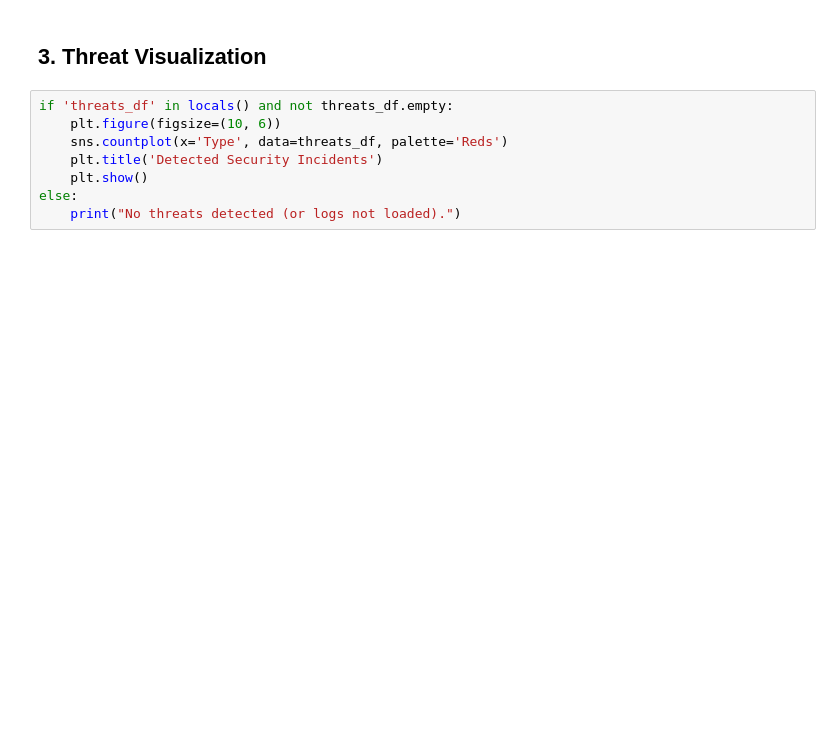
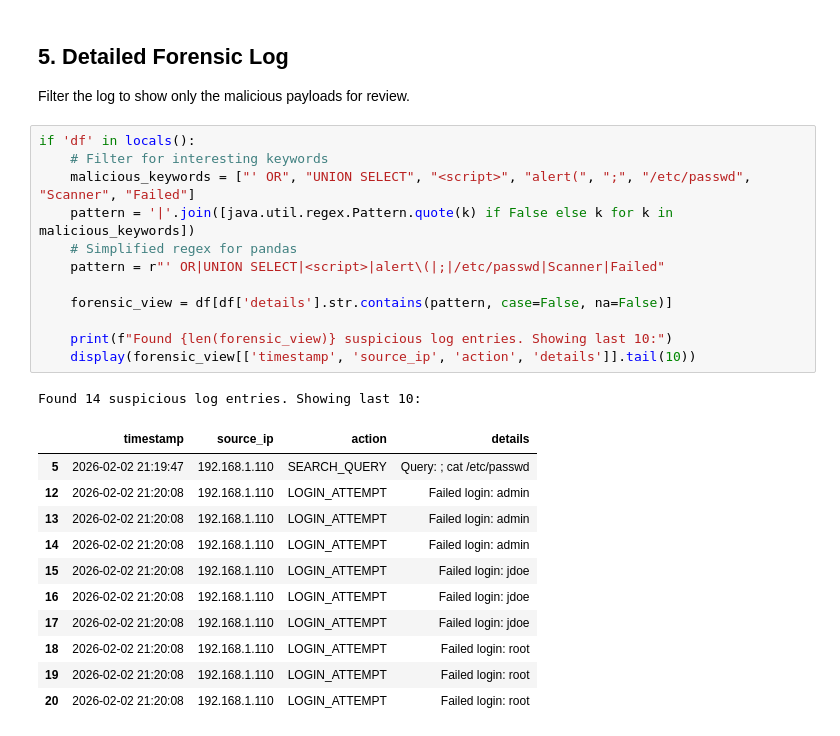
Before and after one commit to Salahod22/mini-SOC, a Jupyter notebook: notebooks/victim_analysis.ipynb, the cells around one changed output. Saved outputs shown, nothing was run; the diff lists cells and outputs as text; blank space fills up the shorter version.

```diff
--- a/notebooks/victim_analysis.ipynb
+++ b/notebooks/victim_analysis.ipynb
@@ -79,10 +153,28 @@ if 'df' in locals():
-# %% [markdown]
-## 3. Threat Visualization
-# %%
-if 'threats_df' in locals() and not threats_df.empty:
-    plt.figure(figsize=(10, 6))
-    sns.countplot(x='Type', data=threats_df, palette='Reds')
-    plt.title('Detected Security Incidents')
-    plt.show()
-else:
-    print("No threats detected (or logs not loaded).")
+# %% [markdown]
+## 5. Detailed Forensic Log
+Filter the log to show only the malicious payloads for review.
+# %%
+if 'df' in locals():
+    # Filter for interesting keywords
+    malicious_keywords = ["' OR", "UNION SELECT", "<script>", "alert(", ";", "/etc/passwd", "Scanner", "Failed"]
+    pattern = '|'.join([java.util.regex.Pattern.quote(k) if False else k for k in malicious_keywords])
+    # Simplified regex for pandas
+    pattern = r"' OR|UNION SELECT|<script>|alert\(|;|/etc/passwd|Scanner|Failed"
+
+    forensic_view = df[df['details'].str.contains(pattern, case=False, na=False)]
+
+    print(f"Found {len(forensic_view)} suspicious log entries. Showing last 10:")
+    display(forensic_view[['timestamp', 'source_ip', 'action', 'details']].tail(10))
+# %% [output]
+Found 14 suspicious log entries. Showing last 10:
+|  | timestamp | source_ip | action | details |
+| 5 | 2026-02-02 21:19:47 | 192.168.1.110 | SEARCH_QUERY | Query: ; cat /etc/passwd |
+| 12 | 2026-02-02 21:20:08 | 192.168.1.110 | LOGIN_ATTEMPT | Failed login: admin |
+| 13 | 2026-02-02 21:20:08 | 192.168.1.110 | LOGIN_ATTEMPT | Failed login: admin |
+| 14 | 2026-02-02 21:20:08 | 192.168.1.110 | LOGIN_ATTEMPT | Failed login: admin |
+| 15 | 2026-02-02 21:20:08 | 192.168.1.110 | LOGIN_ATTEMPT | Failed login: jdoe |
+| 16 | 2026-02-02 21:20:08 | 192.168.1.110 | LOGIN_ATTEMPT | Failed login: jdoe |
+| 17 | 2026-02-02 21:20:08 | 192.168.1.110 | LOGIN_ATTEMPT | Failed login: jdoe |
+| 18 | 2026-02-02 21:20:08 | 192.168.1.110 | LOGIN_ATTEMPT | Failed login: root |
+| 19 | 2026-02-02 21:20:08 | 192.168.1.110 | LOGIN_ATTEMPT | Failed login: root |
+| 20 | 2026-02-02 21:20:08 | 192.168.1.110 | LOGIN_ATTEMPT | Failed login: root |
```
Also changed, not shown: parts of 14 cells of this notebook, 1 other file.
